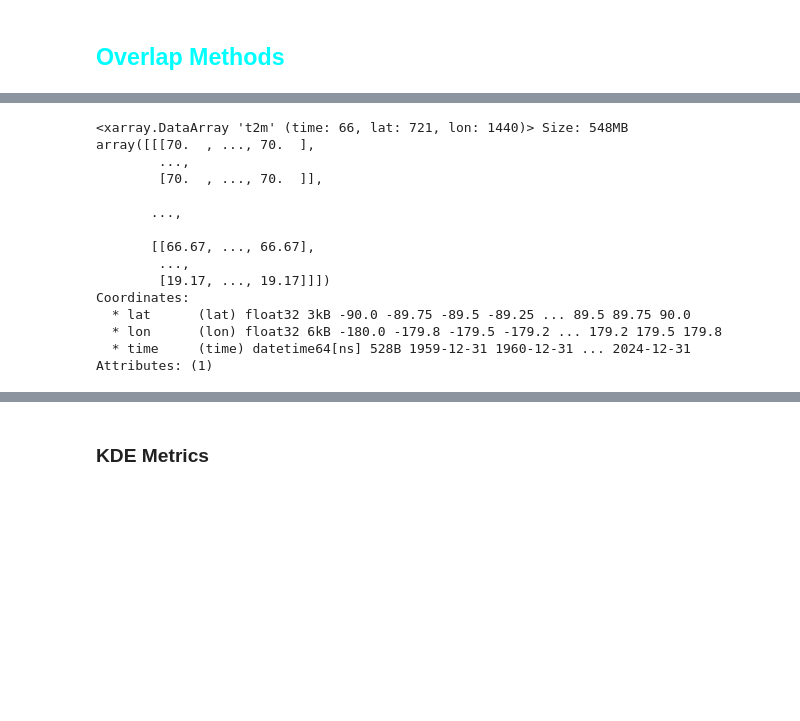
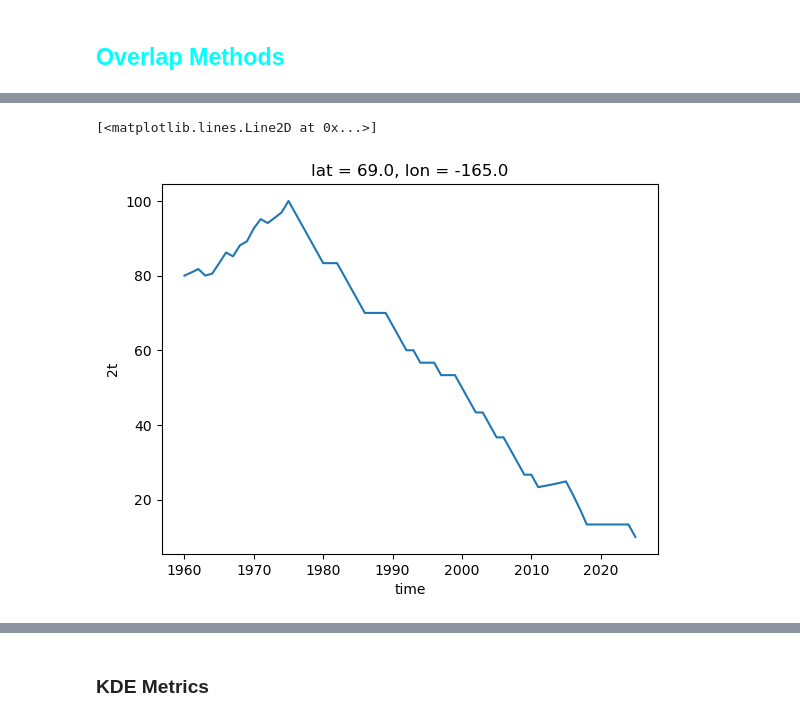
Before and after one commit to alexborowiak/time_of_emergene_drafts, a Jupyter notebook: toplevel_notebooks/03_local_emergence_calculations.ipynb, the cells around one changed output, grey strips where cells are left out. Saved outputs shown, nothing was run; the diff lists cells and outputs as text; code cells hidden in the pictures; blank space fills up the shorter version.

```diff
--- a/toplevel_notebooks/03_local_emergence_calculations.ipynb
+++ b/toplevel_notebooks/03_local_emergence_calculations.ipynb
@@ -816,29 +744,20 @@ perkins_ds = perkins_ds.sortby('lat')
 # %%
-perkins_ds.attrs = {'bins':
-                    {'start':bins.round(4)[0],
-                     'stop':bins.round(4)[-1],
-                     'step': np.unique(np.diff(bins)).round(4)[0]}
-                   }
+perkins_ds.attrs = {
+    'window': window,
+    **perkins_ds.attrs,
+    'bins':
+    {
+        'start':bins.round(4)[0],
+        'stop':bins.round(4)[-1],
+        'step': np.unique(np.diff(bins)).round(4)[0]}
+}
-# %%
-perkins_ds
-# %% [output]
-<xarray.DataArray 't2m' (time: 66, lat: 721, lon: 1440)> Size: 548MB
-array([[[70.  , ..., 70.  ],
-        ...,
-        [70.  , ..., 70.  ]],
-
-       ...,
-
-       [[66.67, ..., 66.67],
-        ...,
-        [19.17, ..., 19.17]]])
-Coordinates:
-  * lat      (lat) float32 3kB -90.0 -89.75 -89.5 -89.25 ... 89.5 89.75 90.0
-  * lon      (lon) float32 6kB -180.0 -179.8 -179.5 -179.2 ... 179.2 179.5 179.8
-  * time     (time) datetime64[ns] 528B 1959-12-31 1960-12-31 ... 2024-12-31
-Attributes: (1)
 # %%
 location = dict(lat=69, lon=-165, method='nearest')
+# %%
+perkins_ds.sel(**location).plot()
+# %% [output]
+[<matplotlib.lines.Line2D at 0x...>]
+[figure, added]
 # %%
 base_arr = base_period_ds.sel(**location).values
 rel_freq_base = toe_calc.rel_freq(base_arr, bins)
```
Also changed, not shown: parts of 74 cells of this notebook, 1 other file.
